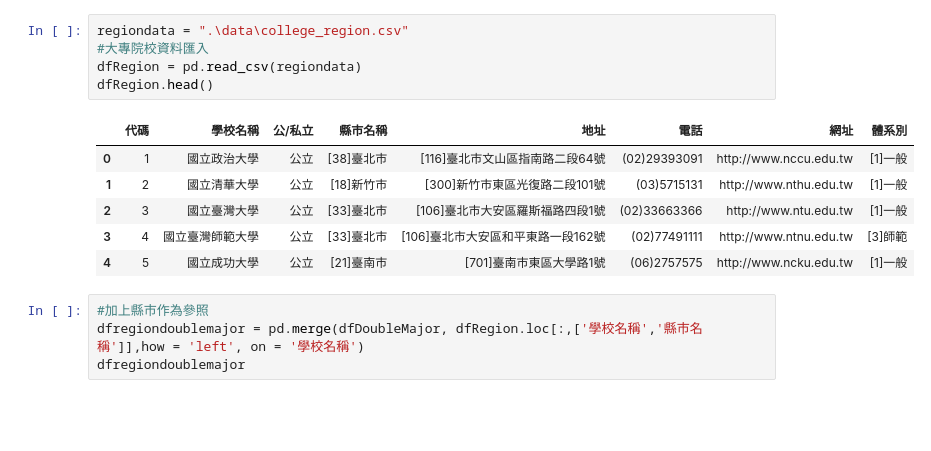
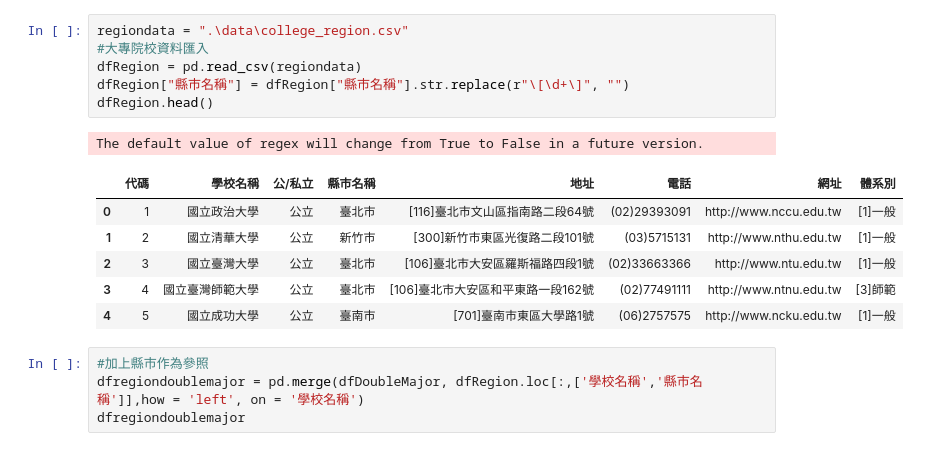
Before and after one commit to Memory-HuiYi/LAT, a Jupyter notebook: HW/HW02.ipynb, the cells around one changed output. Cells and saved outputs as stored; diff of their text form; blank space fills up the shorter version.

```diff
--- a/HW/HW02.ipynb
+++ b/HW/HW02.ipynb
@@ -14,15 +14,17 @@ dfDoubleMajor.head()
 # %%
 regiondata = ".\data\college_region.csv"
 #大專院校資料匯入
 dfRegion = pd.read_csv(regiondata)
+dfRegion["縣市名稱"] = dfRegion["縣市名稱"].str.replace(r"\[\d+\]", "")
 dfRegion.head()
 # %% [output]
+The default value of regex will change from True to False in a future version.
 |  | 代碼 | 學校名稱 | 公/私立 | 縣市名稱 | 地址 | 電話 | 網址 | 體系別 |
-| 0 | 1 | 國立政治大學 | 公立 | [38]臺北市 | [116]臺北市文山區指南路二段64號 | (02)29393091 | http://www.nccu.edu.tw | [1]一般 |
-| 1 | 2 | 國立清華大學 | 公立 | [18]新竹市 | [300]新竹市東區光復路二段101號 | (03)5715131 | http://www.nthu.edu.tw | [1]一般 |
-| 2 | 3 | 國立臺灣大學 | 公立 | [33]臺北市 | [106]臺北市大安區羅斯福路四段1號 | (02)33663366 | http://www.ntu.edu.tw | [1]一般 |
-| 3 | 4 | 國立臺灣師範大學 | 公立 | [33]臺北市 | [106]臺北市大安區和平東路一段162號 | (02)77491111 | http://www.ntnu.edu.tw | [3]師範 |
-| 4 | 5 | 國立成功大學 | 公立 | [21]臺南市 | [701]臺南市東區大學路1號 | (06)2757575 | http://www.ncku.edu.tw | [1]一般 |
+| 0 | 1 | 國立政治大學 | 公立 | 臺北市 | [116]臺北市文山區指南路二段64號 | (02)29393091 | http://www.nccu.edu.tw | [1]一般 |
+| 1 | 2 | 國立清華大學 | 公立 | 新竹市 | [300]新竹市東區光復路二段101號 | (03)5715131 | http://www.nthu.edu.tw | [1]一般 |
+| 2 | 3 | 國立臺灣大學 | 公立 | 臺北市 | [106]臺北市大安區羅斯福路四段1號 | (02)33663366 | http://www.ntu.edu.tw | [1]一般 |
+| 3 | 4 | 國立臺灣師範大學 | 公立 | 臺北市 | [106]臺北市大安區和平東路一段162號 | (02)77491111 | http://www.ntnu.edu.tw | [3]師範 |
+| 4 | 5 | 國立成功大學 | 公立 | 臺南市 | [701]臺南市東區大學路1號 | (06)2757575 | http://www.ncku.edu.tw | [1]一般 |
 # %%
 #加上縣市作為參照
 dfregiondoublemajor = pd.merge(dfDoubleMajor, dfRegion.loc[:,['學校名稱','縣市名稱']],how = 'left', on = '學校名稱')
```
Also changed, not shown: parts of 13 cells of this notebook.
